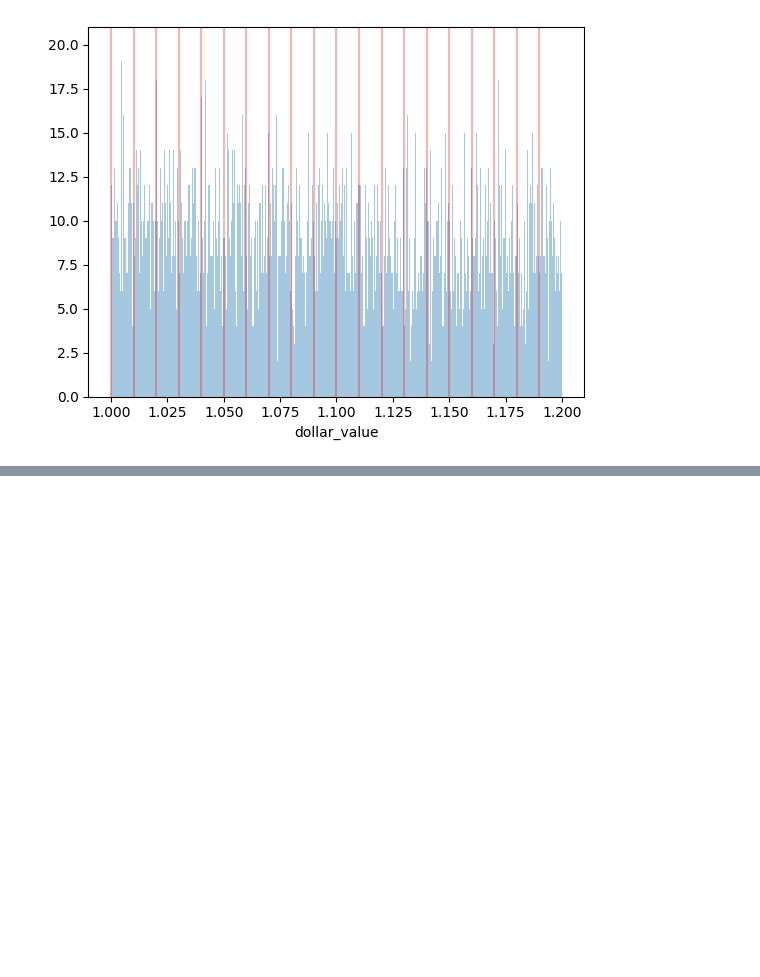
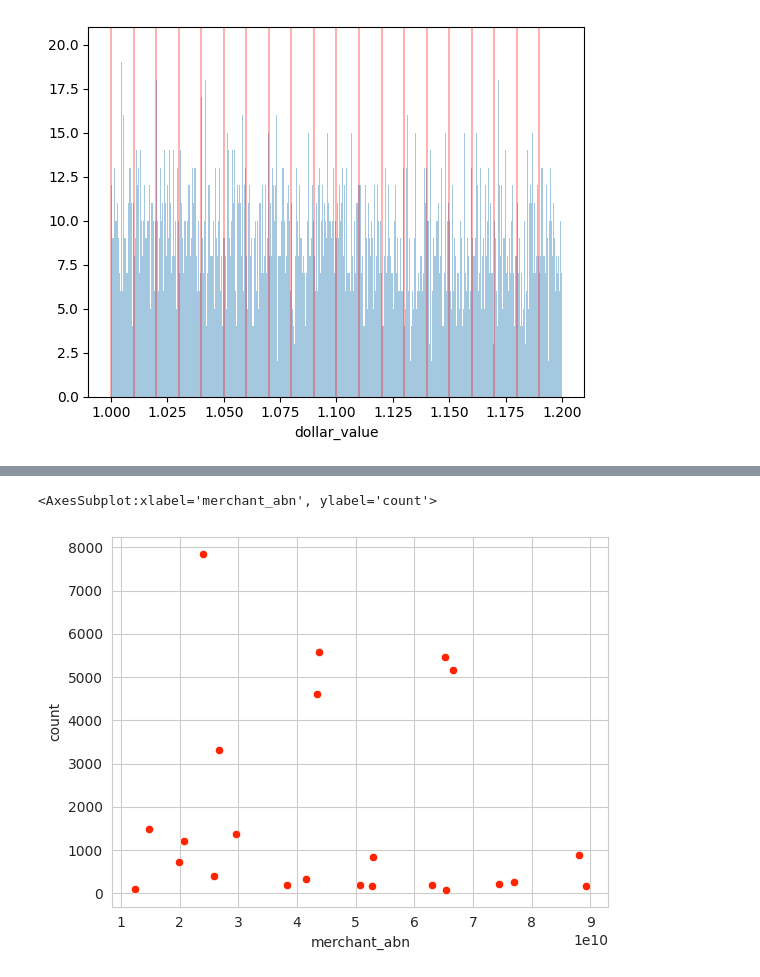
Before and after one commit to godfather-is-me/BNPL-Ranker, a Jupyter notebook: notebooks/initial.ipynb, the cells around one changed output, grey strips where cells are left out. Drawn from its saved outputs; the diff is of its cells as text; code cells hidden in the pictures; blank space fills up the shorter version.

Commit message:
constant transaction check

```diff
--- a/notebooks/initial.ipynb
+++ b/notebooks/initial.ipynb
@@ -426,0 +439,14 @@ https://gist.github.com/mwaskom/de44147ed2974457ad6372750bbe5751
+# %%
+constant = trans.filter(trans.dollar_value == 157)
+
+merchant_constant_pd = constant.groupBy("merchant_abn").count().toPandas()
+datetime_constant_pd = constant.groupBy("order_datetime").count().toPandas()
+user_id_constant_pd = constant.groupBy("user_id").count().toPandas()
+# %%
+sns.set_style("whitegrid")
+sns.set_palette("autumn")
+# %%
+sns.scatterplot(x="merchant_abn", y="count", data=merchant_constant_pd)
+# %% [output]
+<AxesSubplot:xlabel='merchant_abn', ylabel='count'>
+[figure, added]
```
Also changed, not shown: parts of 8 cells of this notebook.
